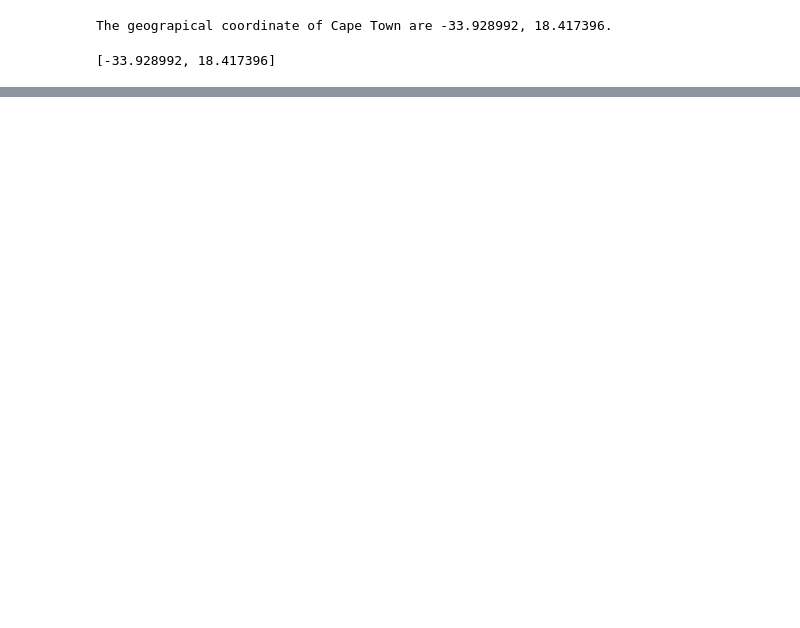
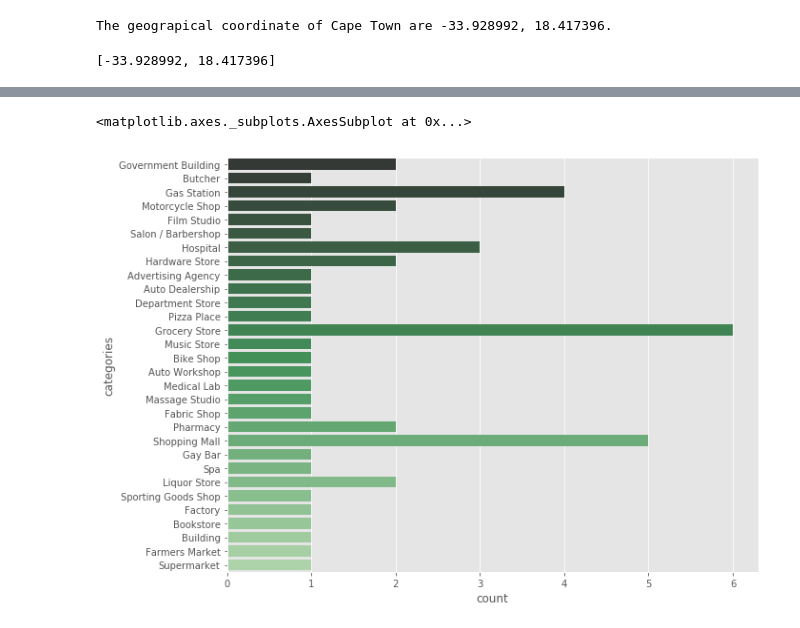
Before and after one commit to Amzy22/Coursera_Capstone, a Jupyter notebook: Final Capstone Project_test.ipynb, the cells around one changed output, grey strips where cells are left out. Cells and saved outputs as stored; diff of their text form; code cells hidden in the pictures; blank space fills up the shorter version.

```diff
--- a/Final Capstone Project_test.ipynb
+++ b/Final Capstone Project_test.ipynb
@@ -421,0 +514,28 @@ if not loaded:
+# %%
+venues = results['response']['venues']
+
+# tranform venues into a dataframe
+businesses = json_normalize(venues)
+
+
+filtered_columns = ['name', 'categories'] + [col for col in Coffeeshops.columns if col.startswith('location.')] + ['id']
+businesses_filtered = businesses.loc[:, filtered_columns]
+
+# function that extracts the category of the venue
+def get_category_type(row):
+    try:
+        categories_list = row['categories']
+    except:
+        categories_list = row['venue.categories']
+
+    if len(categories_list) == 0:
+        return None
+    else:
+        return categories_list[0]['name']
+
+# filter the category for each row
+businesses_filtered['categories'] = businesses_filtered.apply(get_category_type, axis=1)
+
+# clean column names by keeping only last term
+businesses_filtered.columns = [column.split('.')[-1] for column in businesses_filtered.columns]
+businesses_filtered
@@ -421,0 +564,10 @@ if not loaded:
+# %%
+# Declare a list that is to be converted into a column
+count = 1
+
+# and equating it to the list
+businesses_filtered['count'] = count
+businesses_filtered['count'] = pd.to_numeric(businesses_filtered['count'])
+
+# Observe the result
+businesses_filtered
@@ -421,0 +592,10 @@ if not loaded:
+# %%
+import seaborn as sns
+
+fig_dims = (10, 8)
+fig, ax = plt.subplots(figsize=fig_dims)
+
+sns.countplot(y=businesses_filtered['categories'], ax=ax, data=businesses_filtered, palette="Greens_d")
+# %% [output]
+<matplotlib.axes._subplots.AxesSubplot at 0x...>
+[figure, added]
```
Also changed, not shown: parts of 97 cells of this notebook.
